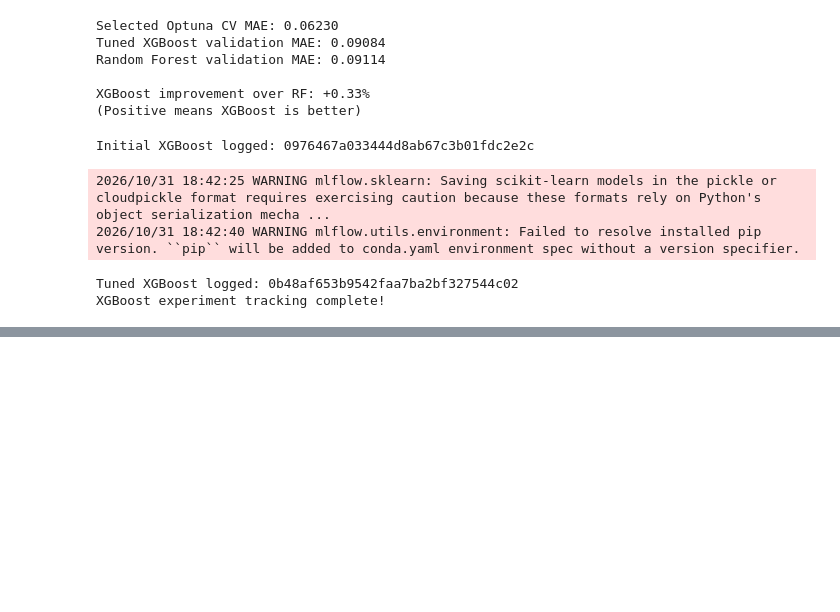
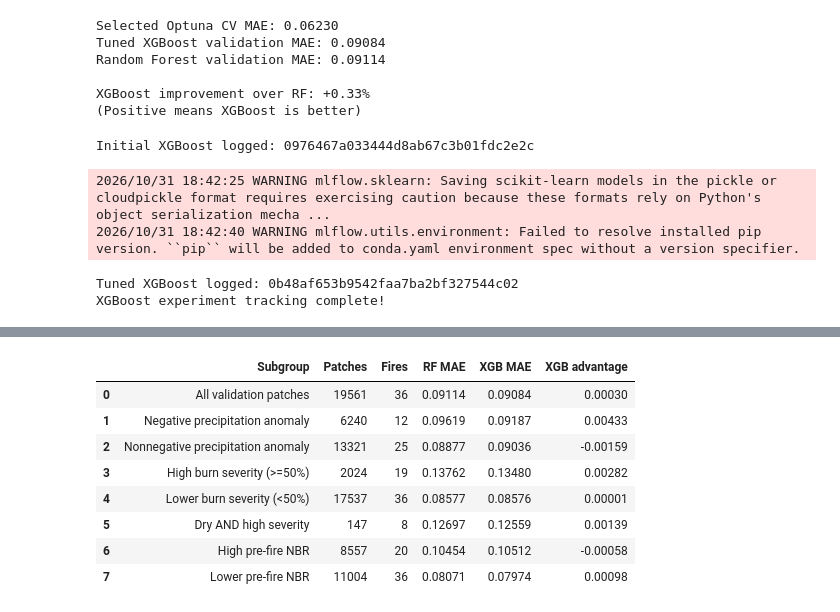
Before and after one commit to Vasant-Tholappa/wildfire-recovery-forecasting, a Jupyter notebook: notebooks/phase5_ml.ipynb, the cells around one changed output, grey strips where cells are left out. Cells and saved outputs as stored; diff of their text form; code cells hidden in the pictures; blank space fills up the shorter version.

```diff
--- a/notebooks/phase5_ml.ipynb
+++ b/notebooks/phase5_ml.ipynb
@@ -1871,0 +2154,75 @@ XGBoost experiment tracking complete!
+# %%
+
+# PHASE 5 — BLOCK 1C: SUBGROUP ERROR ANALYSIS
+
+# 1. Sensitivity check: exclude extremely small fires
+# This is a diagnostic, not a new model-selection rule.
+substantial_fires = fire_comparison.loc[
+    fire_comparison["patches"] >= 25
+]
+
+print("FIRES WITH AT LEAST 25 ELIGIBLE PATCHES")
+print("Fires included:", len(substantial_fires))
+print("\nWins:")
+print(substantial_fires["winner"].value_counts())
+
+print("\nEqual-fire MAE (this subset):")
+display(
+    substantial_fires[["rf_mae", "xgb_mae"]]
+    .mean()
+    .round(5)
+)
+
+# 2. Join validation predictors to existing prediction errors
+diagnostic = fire_errors.copy()
+
+for feature in [
+    "pre_s1_prcp_anom_mm",
+    "mtbs_high_fraction",
+    "nbr_pre_mean",
+]:
+    diagnostic[feature] = X_val[feature].to_numpy()
+
+# 3. Define interpretable subgroups
+dry = diagnostic["pre_s1_prcp_anom_mm"] < 0
+severe = diagnostic["mtbs_high_fraction"] >= 0.5
+
+nbrpre_train_median = X_train["nbr_pre_mean"].median()
+high_nbrpre = diagnostic["nbr_pre_mean"] >= nbrpre_train_median
+
+subgroups = {
+    "All validation patches": np.ones(len(diagnostic), dtype=bool),
+    "Negative precipitation anomaly": dry,
+    "Nonnegative precipitation anomaly": ~dry,
+    "High burn severity (>=50%)": severe,
+    "Lower burn severity (<50%)": ~severe,
+    "Dry AND high severity": dry & severe,
+    "High pre-fire NBR": high_nbrpre,
+    "Lower pre-fire NBR": ~high_nbrpre,
+}
+
+results = []
+
+for name, mask in subgroups.items():
+    subset = diagnostic.loc[mask]
+
+    results.append({
+        "Subgroup": name,
+        "Patches": len(subset),
+        "Fires": subset["fire_id"].nunique(),
+        "RF MAE": subset["rf_error"].mean(),
+        "XGB MAE": subset["xgb_error"].mean(),
+        "XGB advantage": (
+            subset["rf_error"].mean()
+            - subset["xgb_error"].mean()
+        ),
+    })
+
+subgroup_results = pd.DataFrame(results)
+
+print("\nSUBGROUP PERFORMANCE")
+display(subgroup_results.round(5))
+
+print("\nPositive XGB advantage means lower XGBoost MAE.")
+print("These are descriptive comparisons, not causal effects.")
+# %% [output]
@@ -1871,0 +2243,9 @@ XGBoost experiment tracking complete!
+|  | Subgroup | Patches | Fires | RF MAE | XGB MAE | XGB advantage |
+| 0 | All validation patches | 19561 | 36 | 0.09114 | 0.09084 | 0.00030 |
+| 1 | Negative precipitation anomaly | 6240 | 12 | 0.09619 | 0.09187 | 0.00433 |
+| 2 | Nonnegative precipitation anomaly | 13321 | 25 | 0.08877 | 0.09036 | -0.00159 |
+| 3 | High burn severity (>=50%) | 2024 | 19 | 0.13762 | 0.13480 | 0.00282 |
+| 4 | Lower burn severity (<50%) | 17537 | 36 | 0.08577 | 0.08576 | 0.00001 |
+| 5 | Dry AND high severity | 147 | 8 | 0.12697 | 0.12559 | 0.00139 |
+| 6 | High pre-fire NBR | 8557 | 20 | 0.10454 | 0.10512 | -0.00058 |
+| 7 | Lower pre-fire NBR | 11004 | 36 | 0.08071 | 0.07974 | 0.00098 |
```
Also changed, not shown: parts of 11 cells of this notebook, 4 other files.
